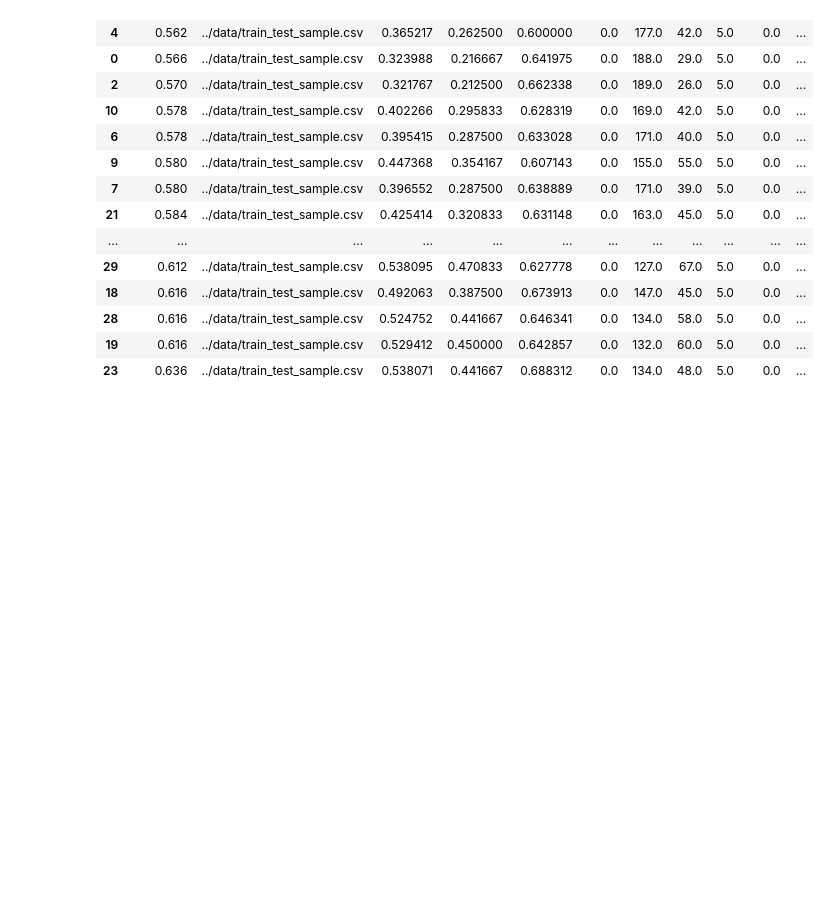
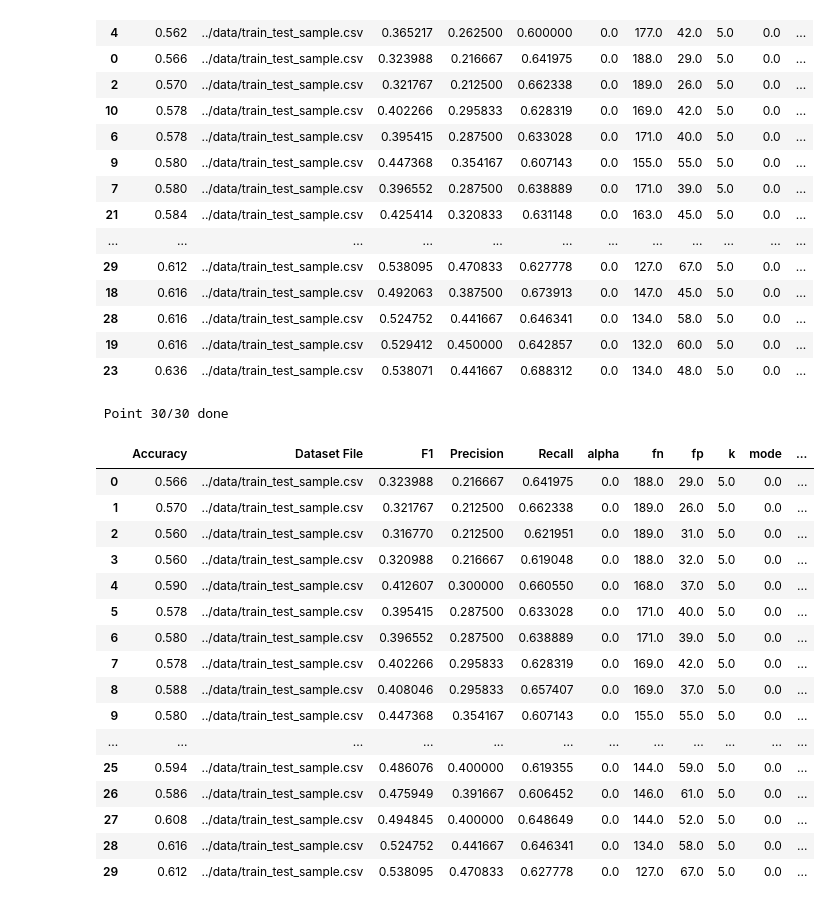
Before and after one commit to Angseton/SentimentAnalysis, a Jupyter notebook: experimentacion/Notebooks/Hyperparameter Tuning.ipynb, the cells around one changed output. Drawn from its saved outputs; the diff is of its cells as text; code cells hidden in the pictures; blank space fills up the shorter version.

Commit message:
Run grid of points with Pool

```diff
--- a/experimentacion/Notebooks/Hyperparameter Tuning.ipynb
+++ b/experimentacion/Notebooks/Hyperparameter Tuning.ipynb
@@ -69,8 +69,8 @@ def output_to_dict(output):
 
 def run(exc_path, params):
     args = tuple(chain(*((PARAMS_TO_FLAGS[p], str(v)) for p, v in params.items())))
-    args = (exc_path, *args)
-    proc = subprocess.Popen(args, stdout=subprocess.PIPE)
+    args = [exc_path, *args]
+    proc = subprocess.check_output(args)
     proc.wait()
     output = proc.stdout.read()
     return output_to_dict(output)
@@ -154,3 +154,56 @@ results_df.sort_values('Accuracy')
 # %%
 # pareceria ser que los valores de los thresholds en 0.2 y 0.95 son los mejores.
 # Igual es un conjunto de datos bastante chico habria que probar con mas datos
+# %%
+import sys
+from multiprocessing import Pool
+
+def run_grid_in_parallel(grid, n_proc=4):
+    """Run a grid on n_proc workers"""
+    done, results = 0, []
+
+    def call_back(out):
+        nonlocal done
+        nonlocal results
+        results.append(out)
+        done += 1
+        print('\r', f'Point {done}/{len(grid)} done', end='         ')
+        sys.stdout.flush()
+
+    with Pool(n_proc) as pool:
+        for point in grid:
+            pool.apply_async(run, args=(EXEC_PATH, point, ), callback=call_back)
+        pool.close()
+        pool.join()
+    return pd.DataFrame(results)
+
+grid_ranges = {
+    'dataset': ['../data/train_test_sample.csv'],
+    'output_file': ['../../datos/out.csv'], # Todavia no hace nada
+    'mode': [0],
+    'k': [5],
+    'alpha': [0],
+    'threshold_frecuency_low': [0.01, 0.05, 0.1, 0.15, 0.2, 0.25],
+    'threshold_frecuency_high': [0.8, 0.85, 0.9, 0.95, 0.99],
+}
+grid = list(build_grid(grid_ranges))
+run_grid_in_parallel(grid)
+# %% [output]
+ Point 30/30 done
+|  | Accuracy | Dataset File | F1 | Precision | Recall | alpha | fn | fp | k | mode | ... |
+| 0 | 0.566 | ../data/train_test_sample.csv | 0.323988 | 0.216667 | 0.641975 | 0.0 | 188.0 | 29.0 | 5.0 | 0.0 | ... |
+| 1 | 0.570 | ../data/train_test_sample.csv | 0.321767 | 0.212500 | 0.662338 | 0.0 | 189.0 | 26.0 | 5.0 | 0.0 | ... |
+| 2 | 0.560 | ../data/train_test_sample.csv | 0.316770 | 0.212500 | 0.621951 | 0.0 | 189.0 | 31.0 | 5.0 | 0.0 | ... |
+| 3 | 0.560 | ../data/train_test_sample.csv | 0.320988 | 0.216667 | 0.619048 | 0.0 | 188.0 | 32.0 | 5.0 | 0.0 | ... |
+| 4 | 0.590 | ../data/train_test_sample.csv | 0.412607 | 0.300000 | 0.660550 | 0.0 | 168.0 | 37.0 | 5.0 | 0.0 | ... |
+| 5 | 0.578 | ../data/train_test_sample.csv | 0.395415 | 0.287500 | 0.633028 | 0.0 | 171.0 | 40.0 | 5.0 | 0.0 | ... |
+| 6 | 0.580 | ../data/train_test_sample.csv | 0.396552 | 0.287500 | 0.638889 | 0.0 | 171.0 | 39.0 | 5.0 | 0.0 | ... |
+| 7 | 0.578 | ../data/train_test_sample.csv | 0.402266 | 0.295833 | 0.628319 | 0.0 | 169.0 | 42.0 | 5.0 | 0.0 | ... |
+| 8 | 0.588 | ../data/train_test_sample.csv | 0.408046 | 0.295833 | 0.657407 | 0.0 | 169.0 | 37.0 | 5.0 | 0.0 | ... |
+| 9 | 0.580 | ../data/train_test_sample.csv | 0.447368 | 0.354167 | 0.607143 | 0.0 | 155.0 | 55.0 | 5.0 | 0.0 | ... |
+| ... | ... | ... | ... | ... | ... | ... | ... | ... | ... | ... | ... |
+| 25 | 0.594 | ../data/train_test_sample.csv | 0.486076 | 0.400000 | 0.619355 | 0.0 | 144.0 | 59.0 | 5.0 | 0.0 | ... |
+| 26 | 0.586 | ../data/train_test_sample.csv | 0.475949 | 0.391667 | 0.606452 | 0.0 | 146.0 | 61.0 | 5.0 | 0.0 | ... |
+| 27 | 0.608 | ../data/train_test_sample.csv | 0.494845 | 0.400000 | 0.648649 | 0.0 | 144.0 | 52.0 | 5.0 | 0.0 | ... |
+| 28 | 0.616 | ../data/train_test_sample.csv | 0.524752 | 0.441667 | 0.646341 | 0.0 | 134.0 | 58.0 | 5.0 | 0.0 | ... |
+| 29 | 0.612 | ../data/train_test_sample.csv | 0.538095 | 0.470833 | 0.627778 | 0.0 | 127.0 | 67.0 | 5.0 | 0.0 | ... |
```
